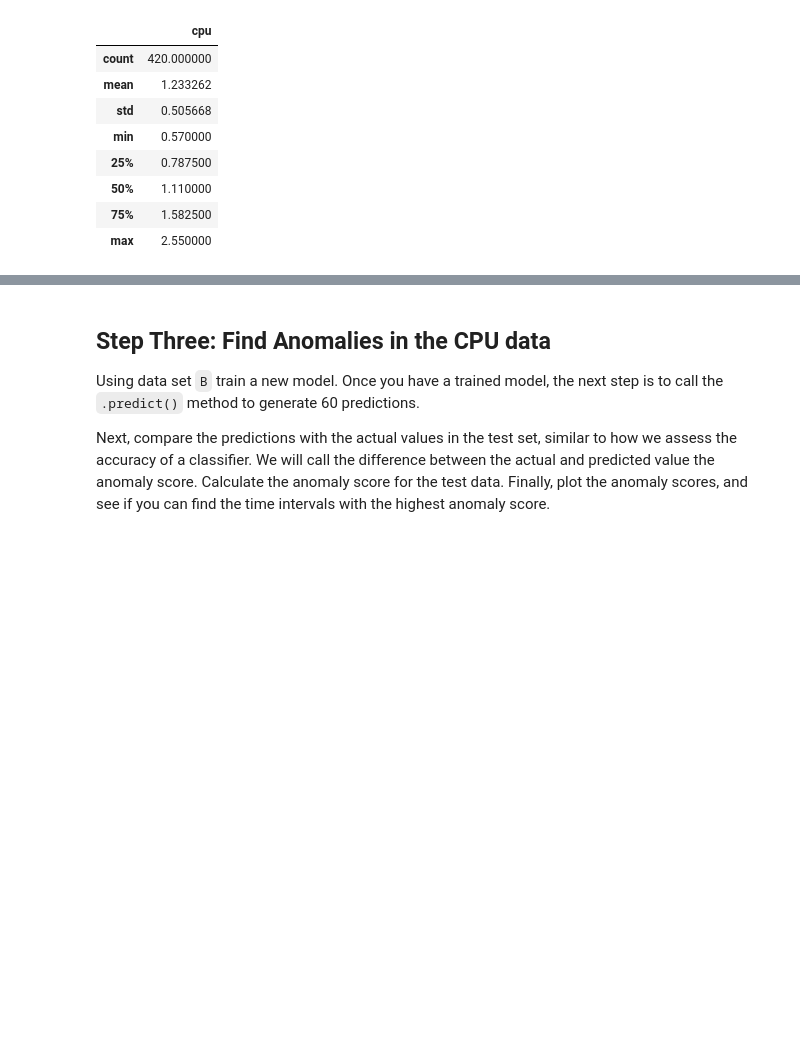
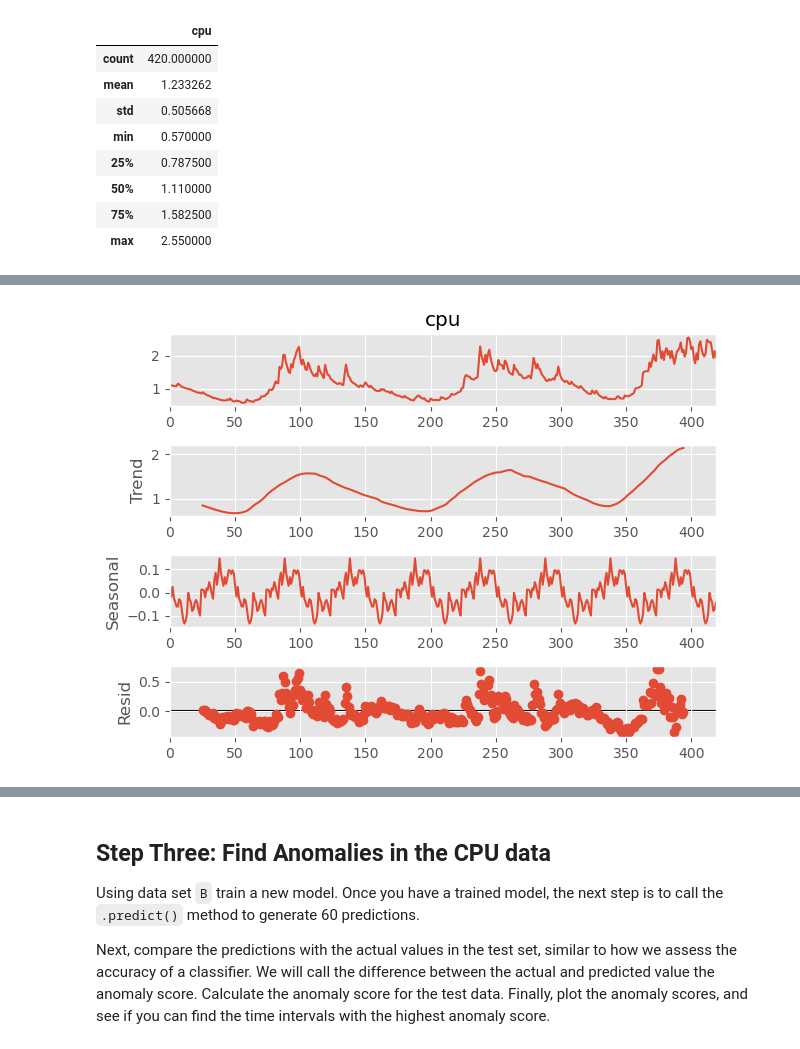
Before and after one commit to gtkcyber/crtc_network_analytics, a Jupyter notebook: answers/Worksheet 2-Anomaly Detection - Answers.ipynb, the cells around one changed output, grey strips where cells are left out. Cells and saved outputs as stored; diff of their text form; code cells hidden in the pictures; blank space fills up the shorter version.

```diff
--- a/answers/Worksheet 2-Anomaly Detection - Answers.ipynb
+++ b/answers/Worksheet 2-Anomaly Detection - Answers.ipynb
@@ -75,0 +180,6 @@ df['cpu'].plot(figsize=(10,8))
+# %%
+decompose = seasonal_decompose(df['cpu'],model='additive', period=50)
+decompose.plot()
+plt.show()
+# %% [output]
+[figure, added]
```
Also changed, not shown: parts of 37 cells of this notebook, 2 other files.
